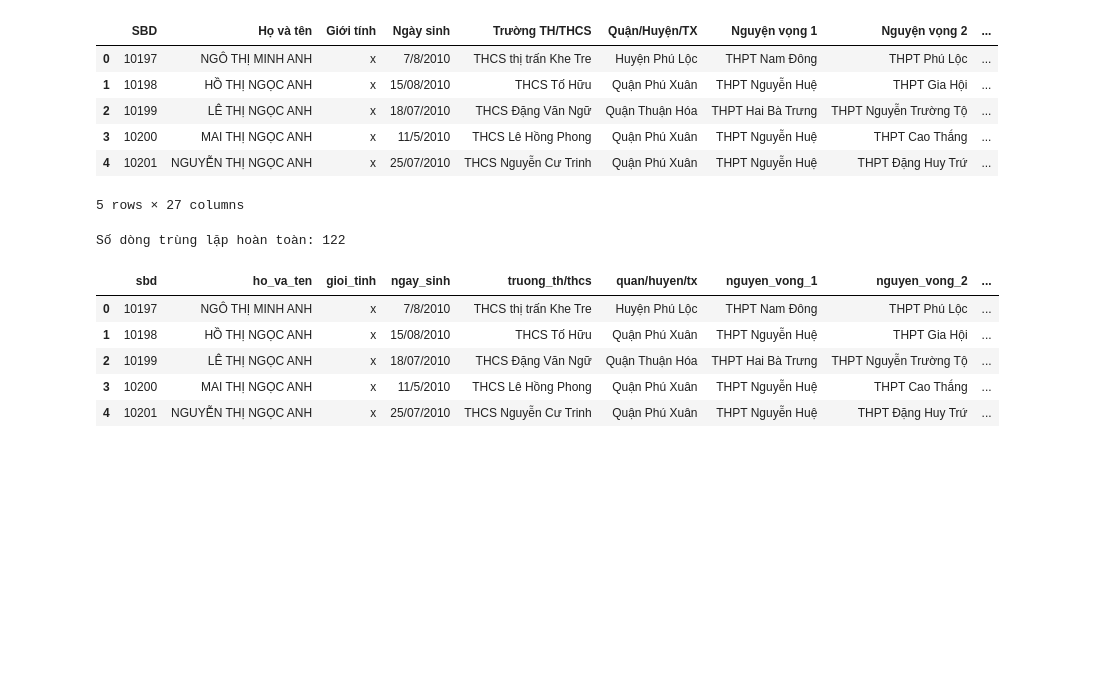
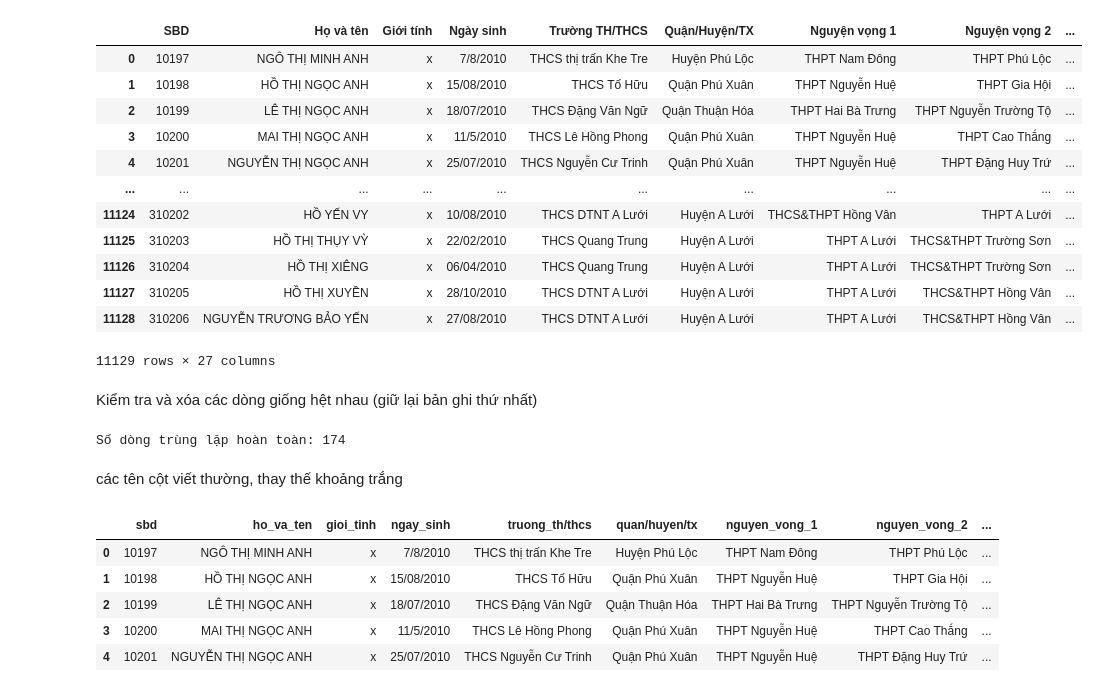
Before and after one commit to tinppb/sofascore-football-crawler, a Jupyter notebook: code crawl/data_preprocessed_tuyensinh10.ipynb, the cells around one changed output. Cells and saved outputs as stored; diff of their text form; code cells hidden in the pictures; blank space fills up the shorter version.

```diff
--- a/code crawl/data_preprocessed_tuyensinh10.ipynb
+++ b/code crawl/data_preprocessed_tuyensinh10.ipynb
@@ -3,24 +3,37 @@ import numpy as np
 import matplotlib.pyplot as plt
 import pandas as pd
 # %%
-df= pd.read_csv('tuyensinh10TpHue.csv', encoding='utf-8')
+df1= pd.read_csv('tuyensinh10TpHue.csv', encoding='utf-8')
+# %%
+df2= pd.read_csv('tuyensinh10.csv', encoding='utf-8')
 # %%
-df.head()
+df= pd.concat([df1, df2], ignore_index=True)
+df
 # %% [output]
 |  | SBD | Họ và tên | Giới tính | Ngày sinh | Trường TH/THCS | Quận/Huyện/TX | Nguyện vọng 1 | Nguyện vọng 2 | ... |
 | 0 | 10197 | NGÔ THỊ MINH ANH | x | 7/8/2010 | THCS thị trấn Khe Tre | Huyện Phú Lộc | THPT Nam Đông | THPT Phú Lộc | ... |
 | 1 | 10198 | HỒ THỊ NGỌC ANH | x | 15/08/2010 | THCS Tố Hữu | Quận Phú Xuân | THPT Nguyễn Huệ | THPT Gia Hội | ... |
 | 2 | 10199 | LÊ THỊ NGỌC ANH | x | 18/07/2010 | THCS Đặng Văn Ngữ | Quận Thuận Hóa | THPT Hai Bà Trưng | THPT Nguyễn Trường Tộ | ... |
 | 3 | 10200 | MAI THỊ NGỌC ANH | x | 11/5/2010 | THCS Lê Hồng Phong | Quận Phú Xuân | THPT Nguyễn Huệ | THPT Cao Thắng | ... |
 | 4 | 10201 | NGUYỄN THỊ NGỌC ANH | x | 25/07/2010 | THCS Nguyễn Cư Trinh | Quận Phú Xuân | THPT Nguyễn Huệ | THPT Đặng Huy Trứ | ... |
+| ... | ... | ... | ... | ... | ... | ... | ... | ... | ... |
+| 11124 | 310202 | HỒ YẾN VY | x | 10/08/2010 | THCS DTNT A Lưới | Huyện A Lưới | THCS&THPT Hồng Vân | THPT A Lưới | ... |
+| 11125 | 310203 | HỒ THỊ THỤY VỲ | x | 22/02/2010 | THCS Quang Trung | Huyện A Lưới | THPT A Lưới | THCS&THPT Trường Sơn | ... |
+| 11126 | 310204 | HỒ THỊ XIÊNG | x | 06/04/2010 | THCS Quang Trung | Huyện A Lưới | THPT A Lưới | THCS&THPT Trường Sơn | ... |
+| 11127 | 310205 | HỒ THỊ XUYỀN | x | 28/10/2010 | THCS DTNT A Lưới | Huyện A Lưới | THPT A Lưới | THCS&THPT Hồng Vân | ... |
+| 11128 | 310206 | NGUYỄN TRƯƠNG BẢO YẾN | x | 27/08/2010 | THCS DTNT A Lưới | Huyện A Lưới | THPT A Lưới | THCS&THPT Hồng Vân | ... |
-5 rows × 27 columns
+11129 rows × 27 columns
+# %% [markdown]
+Kiểm tra và xóa các dòng giống hệt nhau (giữ lại bản ghi thứ nhất)
 # %%
-# Kiểm tra các dòng giống hệt nhau
+
 duplicated_rows = df[df.duplicated()]
 print(f"Số dòng trùng lặp hoàn toàn: {duplicated_rows.shape[0]}")
 df = df.drop_duplicates()
 # %% [output]
-Số dòng trùng lặp hoàn toàn: 122
+Số dòng trùng lặp hoàn toàn: 174
+# %% [markdown]
+các tên cột  viết thường, thay thế khoảng trắng
 # %%
 from unidecode import unidecode
 
```
Also changed, not shown: parts of 19 cells of this notebook, 4 other files.
